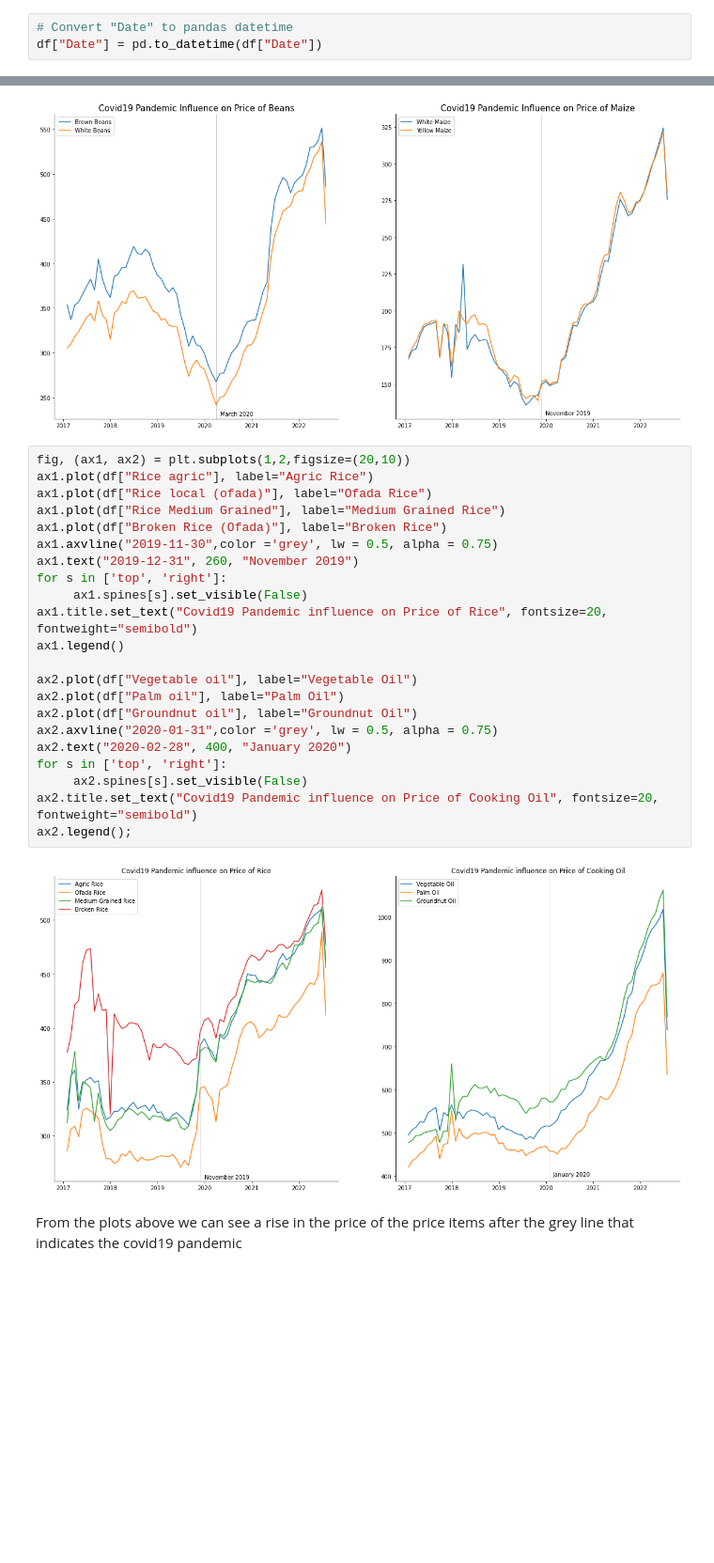
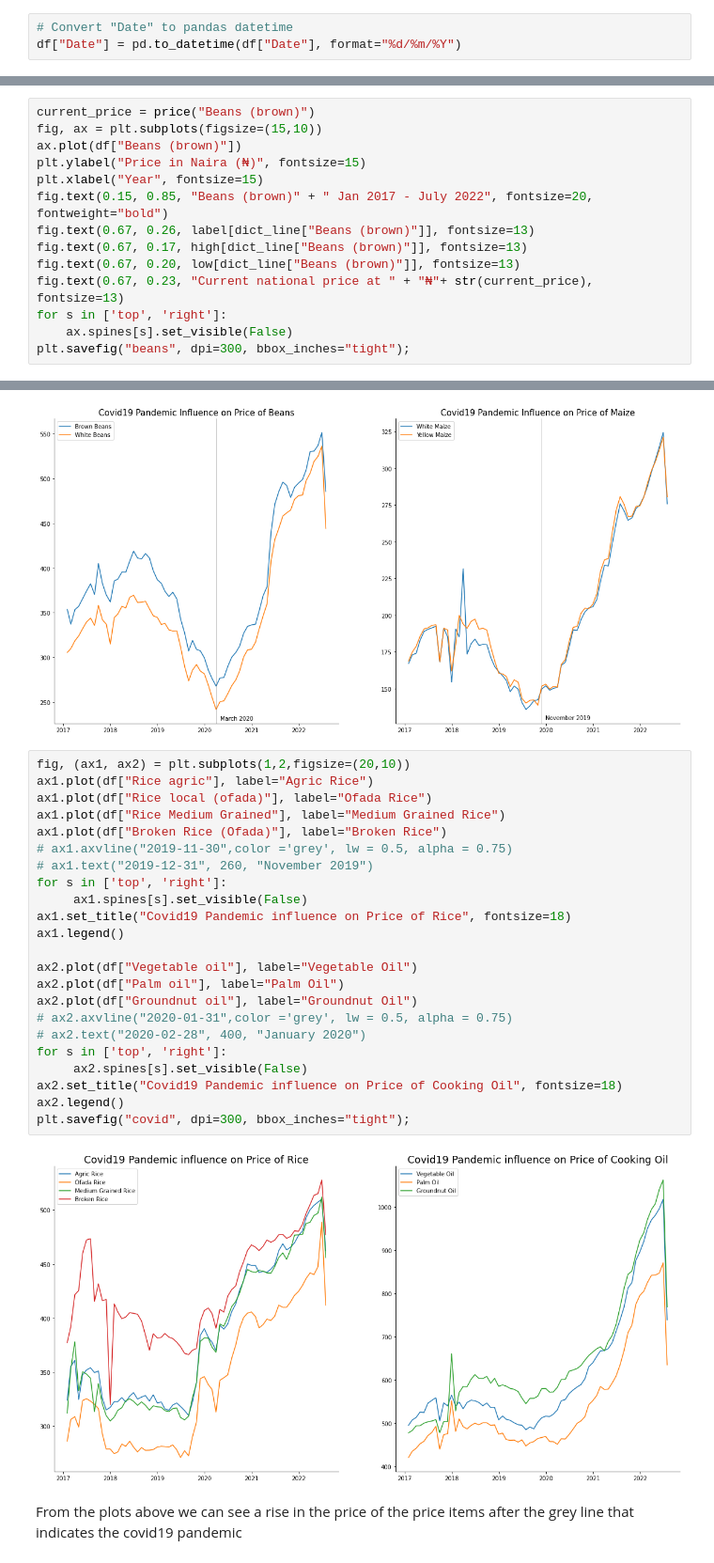
Before and after one commit to TheBlueZayn/Analysis-of-Nigerian-Food-Prices, a Jupyter notebook: prices.ipynb, the cells around one changed output, grey strips where cells are left out. Shown at 94% size. Drawn from its saved outputs; the diff is of its cells as text; blank space fills up the shorter version.

```diff
--- a/prices.ipynb
+++ b/prices.ipynb
@@ -44,7 +44,7 @@ df.head()
 df = df.round(2)
 # %%
 # Convert "Date" to pandas datetime
-df["Date"] = pd.to_datetime(df["Date"])
+df["Date"] = pd.to_datetime(df["Date"], format="%d/%m/%Y")
 # %% [markdown]
 #### Load supporting dataset
 ##### Showing the state with the lowest and highest price for each food item
@@ -135,3 +135,17 @@ def line(x):
   fig.text(0.67, 0.23, "Current national price at " + "₦"+ str(current_price), fontsize=13)
   for s in ['top', 'right']:
      ax.spines[s].set_visible(False);
+# %%
+current_price = price("Beans (brown)")
+fig, ax = plt.subplots(figsize=(15,10))
+ax.plot(df["Beans (brown)"])
+plt.ylabel("Price in Naira (₦)", fontsize=15)
+plt.xlabel("Year", fontsize=15)
+fig.text(0.15, 0.85, "Beans (brown)" + " Jan 2017 - July 2022", fontsize=20, fontweight="bold")
+fig.text(0.67, 0.26, label[dict_line["Beans (brown)"]], fontsize=13)
+fig.text(0.67, 0.17, high[dict_line["Beans (brown)"]], fontsize=13)
+fig.text(0.67, 0.20, low[dict_line["Beans (brown)"]], fontsize=13)
+fig.text(0.67, 0.23, "Current national price at " + "₦"+ str(current_price), fontsize=13)
+for s in ['top', 'right']:
+    ax.spines[s].set_visible(False)
+plt.savefig("beans", dpi=300, bbox_inches="tight");
@@ -408,27 +415,28 @@ ax2.legend();
 # %%
 fig, (ax1, ax2) = plt.subplots(1,2,figsize=(20,10))
 ax1.plot(df["Rice agric"], label="Agric Rice")
 ax1.plot(df["Rice local (ofada)"], label="Ofada Rice")
 ax1.plot(df["Rice Medium Grained"], label="Medium Grained Rice")
 ax1.plot(df["Broken Rice (Ofada)"], label="Broken Rice")
-ax1.axvline("2019-11-30",color ='grey', lw = 0.5, alpha = 0.75)
-ax1.text("2019-12-31", 260, "November 2019")
+# ax1.axvline("2019-11-30",color ='grey', lw = 0.5, alpha = 0.75)
+# ax1.text("2019-12-31", 260, "November 2019")
 for s in ['top', 'right']:
      ax1.spines[s].set_visible(False)
-ax1.title.set_text("Covid19 Pandemic influence on Price of Rice", fontsize=20, fontweight="semibold")
+ax1.set_title("Covid19 Pandemic influence on Price of Rice", fontsize=18)
 ax1.legend()
 
 ax2.plot(df["Vegetable oil"], label="Vegetable Oil")
 ax2.plot(df["Palm oil"], label="Palm Oil")
 ax2.plot(df["Groundnut oil"], label="Groundnut Oil")
-ax2.axvline("2020-01-31",color ='grey', lw = 0.5, alpha = 0.75)
-ax2.text("2020-02-28", 400, "January 2020")
+# ax2.axvline("2020-01-31",color ='grey', lw = 0.5, alpha = 0.75)
+# ax2.text("2020-02-28", 400, "January 2020")
 for s in ['top', 'right']:
      ax2.spines[s].set_visible(False)
-ax2.title.set_text("Covid19 Pandemic influence on Price of Cooking Oil", fontsize=20, fontweight="semibold")
-ax2.legend();
+ax2.set_title("Covid19 Pandemic influence on Price of Cooking Oil", fontsize=18)
+ax2.legend()
+plt.savefig("covid", dpi=300, bbox_inches="tight");
 # %% [output]
-[figure, old version]
+[figure, new version]
 # %% [markdown]
 From the plots above we can see a rise in the price of the price items after the grey line that indicates the covid19 pandemic
 # %% [markdown]
```
Also changed, not shown: parts of 4 cells of this notebook, 4 other files.
